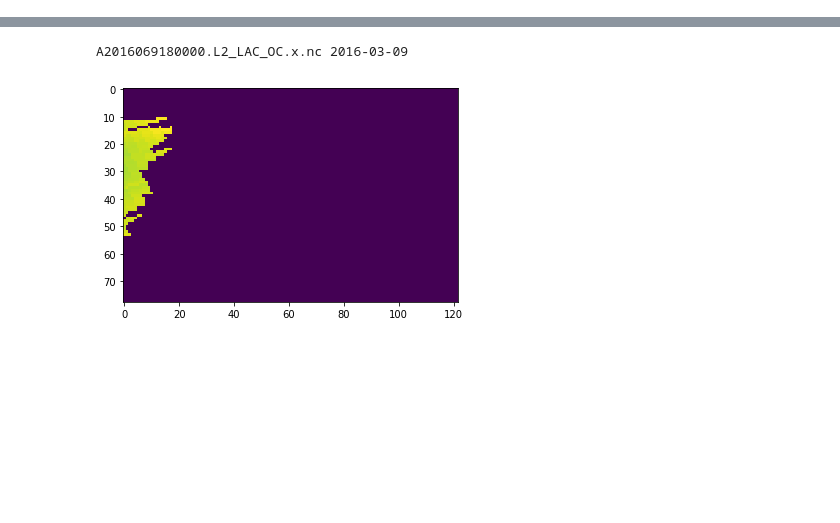
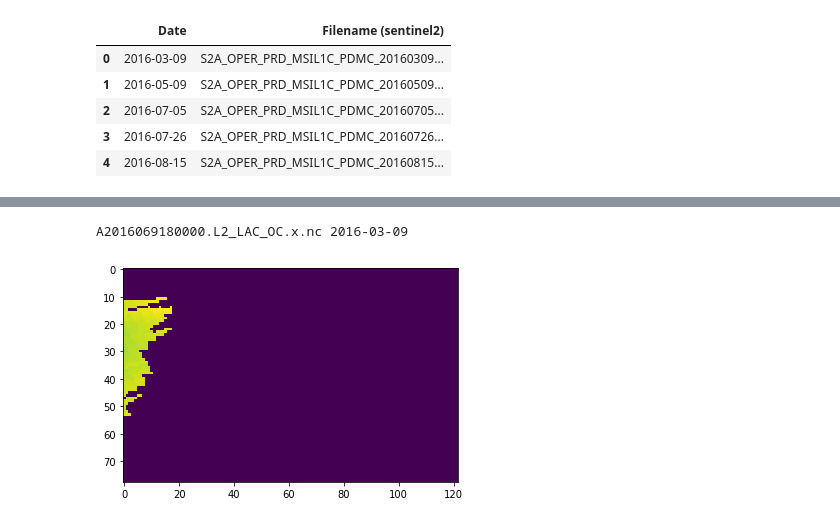
Before and after one commit to korvinos/michigan, a Jupyter notebook: data_info.ipynb, the cells around one changed output, grey strips where cells are left out. Drawn from its saved outputs; the diff is of its cells as text; code cells hidden in the pictures; blank space fills up the shorter version.

```diff
--- a/data_info.ipynb
+++ b/data_info.ipynb
@@ -60,6 +60,15 @@ m_data_info = get_data_info(M_DATA_PATH, 'modis')
 s2_data_info = get_data_info(S2_DATA_PATH, 'sentinel2')
 # Collect information about Sentinel-3 OCLI data
 s3_data_info = get_data_info(S3_DATA_PATH, 'sentinel3')
+# %%
+s2_data_info
+# %% [output]
+|  | Date | Filename (sentinel2) |
+| 0 | 2016-03-09 | S2A_OPER_PRD_MSIL1C_PDMC_20160309... |
+| 1 | 2016-05-09 | S2A_OPER_PRD_MSIL1C_PDMC_20160509... |
+| 2 | 2016-07-05 | S2A_OPER_PRD_MSIL1C_PDMC_20160705... |
+| 3 | 2016-07-26 | S2A_OPER_PRD_MSIL1C_PDMC_20160726... |
+| 4 | 2016-08-15 | S2A_OPER_PRD_MSIL1C_PDMC_20160815... |
 # %%
 result = pd.merge(m_data_info, s2_data_info, 'left', on='Date')
 result = result.merge(s3_data_info, 'left', on='Date')
```
Also changed, not shown: parts of 1 cell of this notebook, 4 other files.
